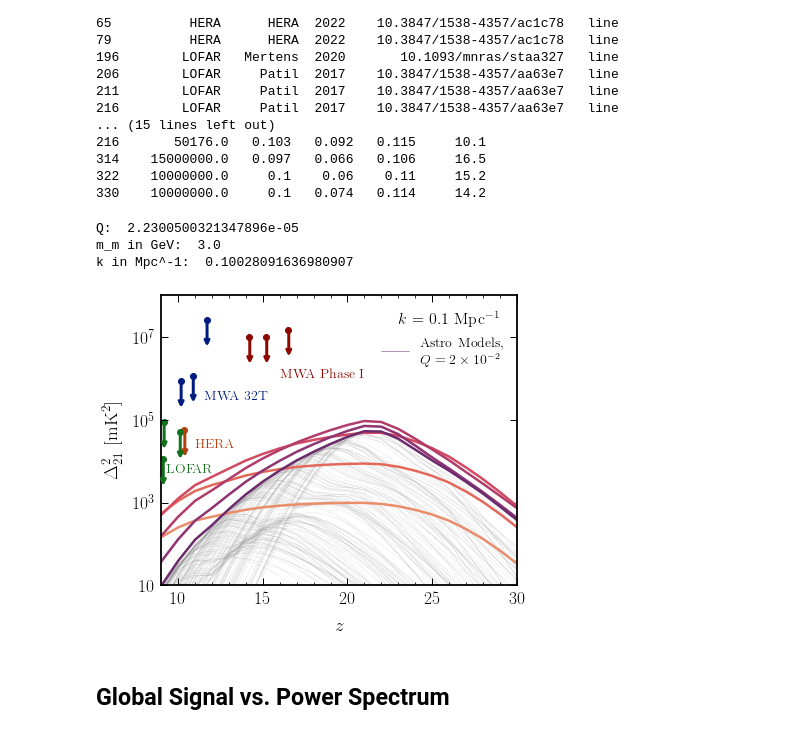
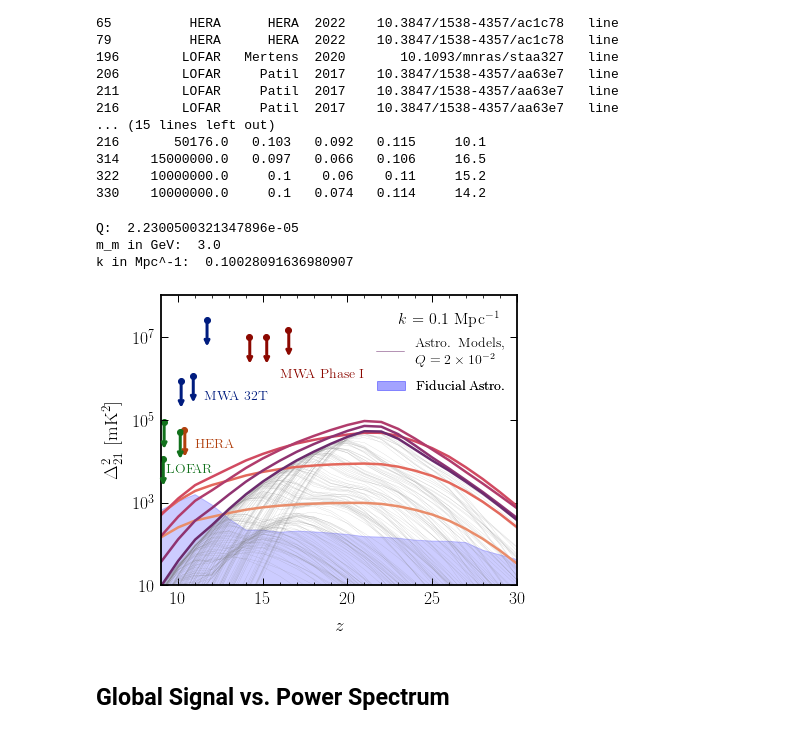
Before and after one commit to hongwanliu/millicharged_DM_with_bath, a Jupyter notebook: notebooks/combine_diff_models.ipynb, the cells around one changed output. Drawn from its saved outputs; the diff is of its cells as text; code cells hidden in the pictures.

```diff
--- a/notebooks/combine_diff_models.ipynb
+++ b/notebooks/combine_diff_models.ipynb
@@ -109,6 +109,15 @@ plt.plot(zlis, np.nanmin(global_signal_ary[:, :, 58, mm_ind], axis=0) * 1e3, lab
 plt.plot(zlis, np.nanmin(global_signal_ary[:, :, 63, mm_ind], axis=0) * 1e3, label=r'$Q = 2 \times 10^{-2}$')
 plt.plot(zlis, 1e3*np.ones_like(zlis), color=palette[5], linewidth=0.5)
 
+from scipy.io import loadmat
+
+max_T21 = loadmat('/scratch/gpfs/hongwanl/millicharged_DM_with_bath/xA_from_Anastasia/fiducial_astro_maxT21.mat')['bbb'].flatten()
+min_T21 = loadmat('/scratch/gpfs/hongwanl/millicharged_DM_with_bath/xA_from_Anastasia/fiducial_astro_minT21.mat')['aaa'].flatten()
+astro_models_z_ary = loadmat('/scratch/gpfs/hongwanl/millicharged_DM_with_bath/xA_from_Anastasia/fiducial_astro_z_abscissa.mat')['redshift'].flatten()
+
+plt.fill_between(astro_models_z_ary, max_T21, min_T21, color='blue', alpha=0.2)
+
+
 plt.text(x=10, y=-1200, s=r'$m_\mathrm{m}$ = 3 GeV', fontsize=16)
 
 plt.legend(ncol=2, fontsize=14)
@@ -116,6 +125,7 @@ plt.legend(ncol=2, fontsize=14)
 plt.xlim(9, 30)
 plt.ylim(-1800, 100)
 
+
 plt.tight_layout()
 
 plt.savefig('plots/global_signal.pdf')
@@ -295,7 +305,12 @@ plt.plot(zlis, np.nanmax(power_spec_ary[:, :, 52, mm_ind], axis=0) * 1e6)
 plt.plot(zlis, np.nanmax(power_spec_ary[:, :, 55, mm_ind], axis=0) * 1e6)
 plt.plot(zlis, np.nanmax(power_spec_ary[:, :, 58, mm_ind], axis=0) * 1e6)
 plt.plot(zlis, np.nanmax(power_spec_ary[:, :, 63, mm_ind], axis=0) * 1e6)
-plt.plot(zlis, 0*np.ones_like(zlis), color=palette[5], linewidth=0.5, label=r'Astro Models,'+'\n'+r'$Q = 2 \times 10^{-2}$')
+all_astro_plot, = plt.plot(zlis, 0*np.ones_like(zlis), color=palette[5], linewidth=0.5, label=r'Astro. Models,'+'\n'+r'$Q = 2 \times 10^{-2}$')
+
+min_PK = loadmat('/scratch/gpfs/hongwanl/millicharged_DM_with_bath/xA_from_Anastasia/fiducial_astro_minPK.mat')['Paaa'].flatten()
+max_PK = loadmat('/scratch/gpfs/hongwanl/millicharged_DM_with_bath/xA_from_Anastasia/fiducial_astro_maxPK.mat')['Pbbb'].flatten()
+
+astro_fiducial_plot = plt.fill_between(astro_models_z_ary, max_PK, min_PK, color='blue', alpha=0.2, label='Fiducial Astro.')
 
 palette = sns.color_palette('dark')
 
@@ -304,35 +319,42 @@ color_dict = {'MWA 32T': palette[0], 'HERA': palette[1], 'LOFAR': palette[2], 'M
 for z,delta_squared,tele in zip(
     rel_bounds_df['redshift'], rel_bounds_df['delta_squared'], rel_bounds_df['telescope']
 ):
 
     plt.scatter(z, delta_squared, color=color_dict[tele], linewidth=1)
 
     ax.annotate(
         "", xy=(z*1.002, delta_squared),
         xytext=(z*1.002, delta_squared/5),
         arrowprops=dict(arrowstyle="<-", color=color_dict[tele], linewidth=3)
     )
 
 # plt.text(x=10, y=3e5, s=r'$m_\mathrm{m}$ = 3 GeV', fontsize=16)
 plt.text(x=23, y=2e7, s=r'$k$ = 0.1 Mpc$^{-1}$', fontsize=16)
 
 plt.text(x=11.5, y=3e5, s='MWA 32T', fontsize=14, color=palette[0])
 plt.text(x=11, y=2e4, s='HERA', fontsize=14, color=palette[1])
 plt.text(x=9.3, y=5e3, s='LOFAR', fontsize=14, color=palette[2])
 plt.text(x=16, y=1e6, s='MWA Phase I', fontsize=14, color=palette[3])
 
-plt.legend(ncol=2, fontsize=14, loc='upper right', bbox_to_anchor=(1, 0.9))
+
+legend1 = plt.legend(handles=[all_astro_plot], fontsize=14, bbox_to_anchor=(1, 0.9))
+legend2 = plt.legend(handles=[astro_fiducial_plot], fontsize=14, bbox_to_anchor=(1.005, 0.75))
+
+
+ax.add_artist(legend1)
+
+ax.add_artist(legend2)
 
 plt.axis([9, 30, 10, 1e8])
 
 plt.tight_layout()
 
 plt.savefig('plots/power_spec.pdf')
 # %% [output]
 Q:  2.2300500321347896e-05
 m_m in GeV:  3.0
 k in Mpc^-1:  0.10028091636980907
-[figure, old version]
+[figure, new version]
 # %% [markdown]
 ## Global Signal vs. Power Spectrum
 # %%
```
Also changed, not shown: parts of 2 cells of this notebook, 4 other files.
